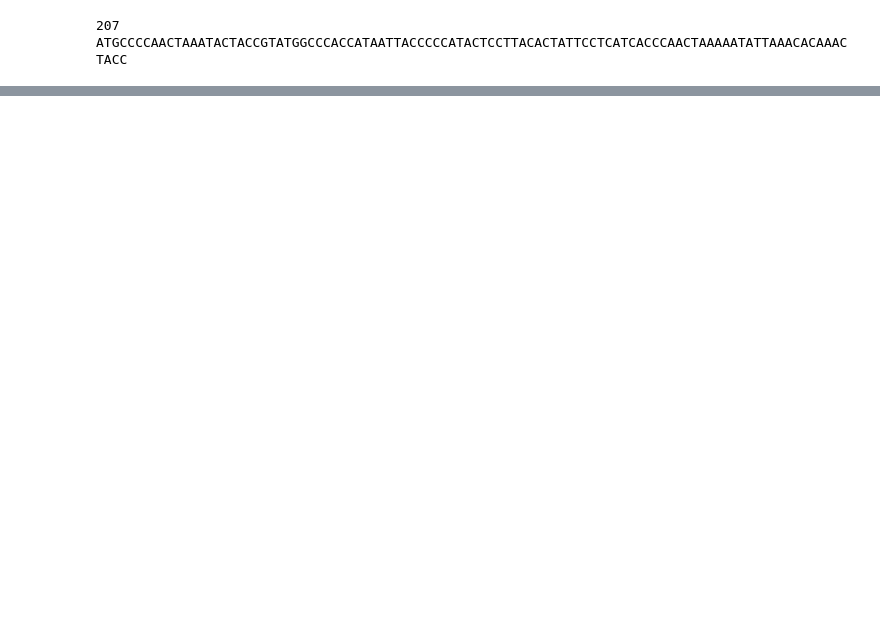
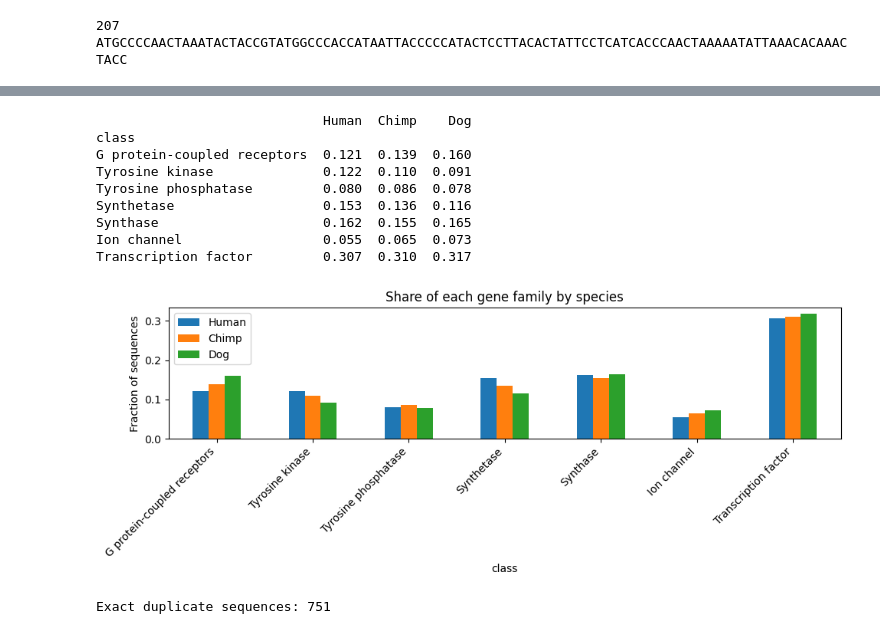
Before and after one commit to Kartikey-Paliwal/dna-gene-family-classifier, a Jupyter notebook: 01_exploration.ipynb, the cells around one changed output, grey strips where cells are left out. Saved outputs shown, nothing was run; the diff lists cells and outputs as text; code cells hidden in the pictures; blank space fills up the shorter version.

```diff
--- a/01_exploration.ipynb
+++ b/01_exploration.ipynb
@@ -32,0 +114,32 @@ ATGCCCCAACTAAATACTACCGTATGGCCCACCATAATTACCCCCATACTCCTTACACTATTCCTCATCACCCAACTAAA
+# %%
+comparison = pd.DataFrame({
+    "Human": human["class"].value_counts(normalize=True),
+    "Chimp": chimp["class"].value_counts(normalize=True),
+    "Dog":   dog["class"].value_counts(normalize=True),
+}).sort_index()
+
+comparison.index = comparison.index.map(class_names)
+print(comparison.round(3))
+
+comparison.plot(kind="bar", figsize=(10, 4))
+plt.title("Share of each gene family by species")
+plt.ylabel("Fraction of sequences")
+plt.xticks(rotation=45, ha="right")
+plt.tight_layout()
+plt.show()
+# %% [output]
+                             Human  Chimp    Dog
+class
+G protein-coupled receptors  0.121  0.139  0.160
+Tyrosine kinase              0.122  0.110  0.091
+Tyrosine phosphatase         0.080  0.086  0.078
+Synthetase                   0.153  0.136  0.116
+Synthase                     0.162  0.155  0.165
+Ion channel                  0.055  0.065  0.073
+Transcription factor         0.307  0.310  0.317
+[figure, added]
+# %%
+dupes = equence").sum()
+print("Exact duplicate sequences:", dupes)
+# %% [output]
+Exact duplicate sequences: 751
```
Also changed, not shown: parts of 9 cells of this notebook.
